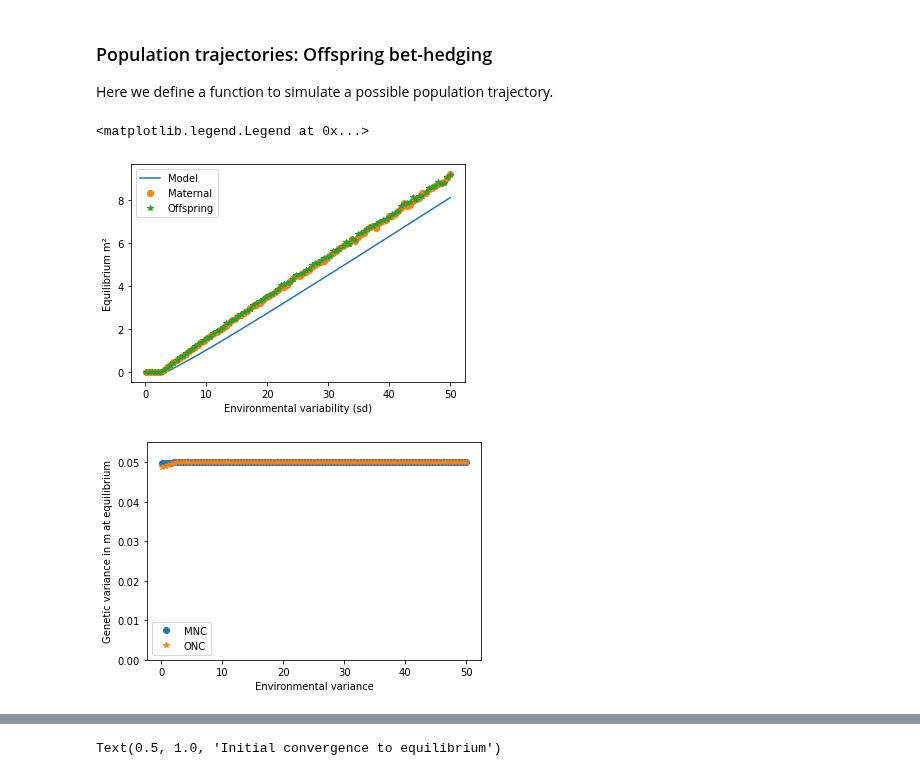
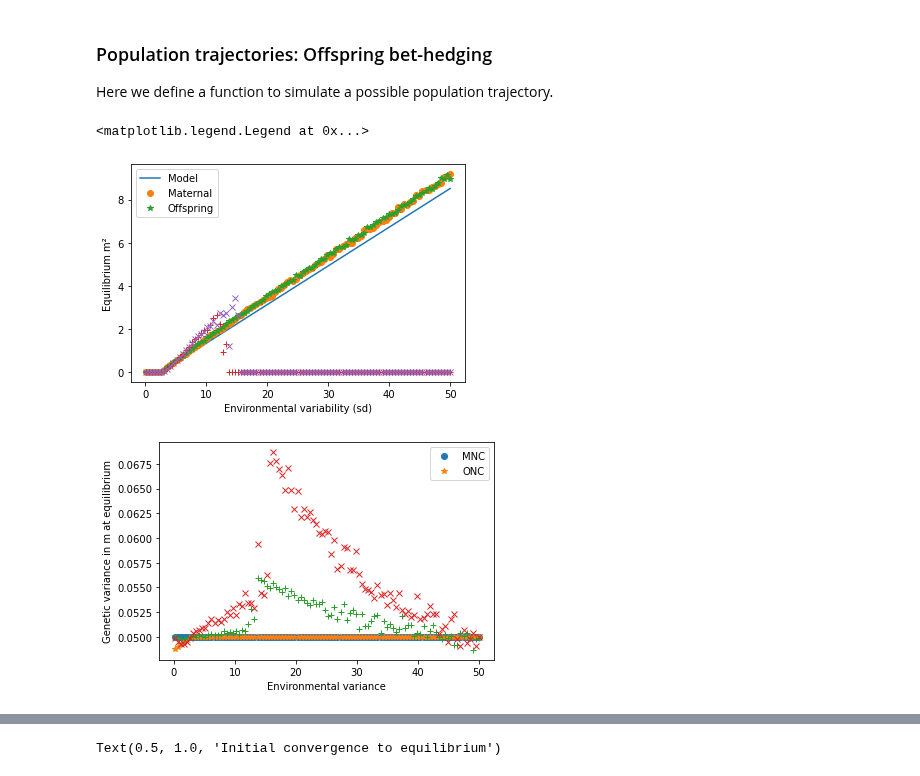
Before and after one commit to pcourau/Maternal_Bet_Hedging, a Jupyter notebook: Simulations_Maternal_Bet_Final.ipynb, the cells around one changed output, grey strips where cells are left out. Saved outputs shown, nothing was run; the diff lists cells and outputs as text; code cells hidden in the pictures.

```diff
--- a/Simulations_Maternal_Bet_Final.ipynb
+++ b/Simulations_Maternal_Bet_Final.ipynb
@@ -17,7 +17,7 @@ nbsteps  = 20    #Number of selective episodes in an organism’s lifetime
 w2       = 10    #Inverse selection strength (constant)
 
 V0       = (0.5,0.01)  #Genetic variance (again for l, m)
-Vr       = [0.3,0.005] #This is the variability during reproduction, in the infinitesimal model
+Gr       = [0.3,0.005] #This is the variability during reproduction, in the infinitesimal model
 
 #Autocorrelation of the environment, careful it is the parameter in the equivalent Ornstein-Uhlenbeck process !
 alpha      = 1
@@ -328,11 +337,11 @@ def GenerateTrajectoryONC(x0=x0,V0=V0,Vr=Vr,w2=w2,alpha=alpha,sig2_e=sig2_e,nbst
         listx[t]  = list(x)+list(Vgenetic)+[thmean,thvar]
     return np.transpose(listx)
 # %%
-def GenerateTrajectoryOC(x0=x0,V0=V0,Vr=Vr,w2=w2,alpha=alpha,sig2_e=sig2_e,nbsteps=nbsteps,tau=tau,Tmax=Tmax,th=[]):
+def GenerateTrajectoryOC(x0=x0,V0=V0,Gr=Gr,w2=w2,alpha=alpha,sig2_e=sig2_e,nbsteps=nbsteps,tau=tau,Tmax=Tmax,th=[]):
     """This function generates the trajectory of a population for Offspring bet-hedging, No Cue:
     x0 initial means
     V0 initial variance
-    Vr reproduction variance
+    Gr reproduction variance
     w2 selection strength
     alpha environmental autocorrelation
     sig2_e environmental variance
@@ -359,12 +368,15 @@ def GenerateTrajectoryOC(x0=x0,V0=V0,Vr=Vr,w2=w2,alpha=alpha,sig2_e=sig2_e,nbste
         #Iteration
         deltam    = np.min([np.max([
             -Vgenetic[1]/(Vgenetic[1]+omega_m/thvarprev)*x[1],
-                                  -10*(Vr[1]+V0[1])]), #Prevents explosions
-                                   10*(Vr[1]+V0[1])])
+                                  -10*(Gr[1]+V0[1])]), #Prevents explosions
+                                   10*(Gr[1]+V0[1])])
         x         = (x[0]+Vgenetic[0]/(Vgenetic[0]+omega_a)*(thmean-x[0]),
                     x[1]+deltam)
-        Vgenetic  = (1/(1/omega_a          +        1/Vgenetic[0])/2+Vr[0],
-                    (1/(thvarprev/omega_m  +        1/Vgenetic[1])/2+Vr[1]))
+        Vgenetic  = (1/(1/omega_a          +        1/Vgenetic[0])/2+Gr[0],
+                     np.min([np.max([
+                    (1/(thvarprev/omega_m  +        1/Vgenetic[1])/2+Gr[1]),
+                                  -10*(Gr[1]+V0[1])]), #Prevents explosions
+                                   10*(Gr[1]+V0[1])]))
         thvarprev = thvar
         listx[t]  = list(x)+list(Vgenetic)+[thmean,thvar]
     return np.transpose(listx)
@@ -377,7 +389,7 @@ nbsteps  = 20        #Number of selective episodes in an organism’s lifetime
 w2       = 1         #Inverse selection strength (constant)
 
 V0       = (0.5,0.05)  #Genetic variance (again for l, m)
-Vr       = [0.3,0.025] #This is the variability during reproduction, in the infinitesimal model
+Gr       = [0.3,0.025] #This is the variability during reproduction, in the infinitesimal model
 
 alpha      = 1
 sig2_e   = np.linspace(w2/10,w2*50,nbbins) #Variance in the environment
@@ -406,38 +437,47 @@ raw2=None
 listmONCs=smoothen(listmONCs)
 # %%
 #Theoretical predictions:
-Va,Vm    = 2*Vr[0],2*Vr[1] #Theoretical equilibrium variances
+Ga,Gm    = 2*Gr[0],2*Gr[1] #Theoretical equilibrium variances
 rho = ThThnext(alpha*tau,sig2_e)/VarTh(alpha*tau,sig2_e)
 #rho = np.exp(-alpha*tau)
-resprate    = Va/(w2+Va+Vm+np.array(listmONCs)**2) #response of the trait to selection: Delta a = resprate*(Theta-a)
+resprate    = Ga/(w2+Ga+Gm+np.array(listmONCs)**2) #response of the trait to selection: Delta a = resprate*(Thsm-a)
+
 
 TONC  = np.max([(
-            VarTh(alpha*tau,sig2_e)*(1-rho) - Va
-    + np.sqrt( (1-rho)*(VarTh(alpha*tau,sig2_e) - Va)**2 + 4*Va*(1-rho) * ( (1-rho)*VarTh(alpha*tau,sig2_e) + (2-rho)*Va ) )
-                    )/2/(1-rho) - w2 - Vm,
+            (1-rho)*VarTh(alpha*tau,sig2_e) - rho*Ga
+    + np.sqrt( (VarTh(alpha*tau,sig2_e)*(1-rho) - rho*Ga)**2
+              + 4*Ga*(1-rho) * ( (1-rho)*VarTh(alpha*tau,sig2_e) + Ga ) )
+                    )/2/(1-rho) - w2 - Gm,
                 [0]*len(sig2_e)],axis=0)
 
 plt.figure()
 plt.plot(sig2_e,TONC)
 
 symb = "o"
 for l in [listmMNCs,listmONCs]:
     plt.plot(sig2_e,np.array(l)**2,symb)
     symb = "*"
+symb = "+"
+for l in [listmMCs,listmOCs]:
+    plt.plot(sig2_e,np.array(l)**2*ENu(alpha*tau,sig2_e),symb)
+    symb = "x"
 plt.xlabel("Environmental variability (sd)")
 plt.ylabel("Equilibrium m²")
 plt.legend(["Model","Maternal","Offspring"])
 
 plt.figure()
 symb = "o"
 for l in [listm2MNCs,listm2ONCs]:
     plt.plot(sig2_e,l,symb)
     symb = "*"
-plt.ylim([0,0.055])
+symb = "+"
+for l in [listm2MCs,listm2OCs]:
+    plt.plot(sig2_e,l,symb)
+    symb = "x"
 plt.xlabel("Environmental variance")
 plt.ylabel("Genetic variance in m at equilibrium")
 plt.legend(["MNC","ONC"])
 # %% [output]
 <matplotlib.legend.Legend at 0x...>
-[figure, old version]
+[figure, new version]
-[figure, old version]
+[figure, new version]
```
Also changed, not shown: parts of 32 cells of this notebook.
